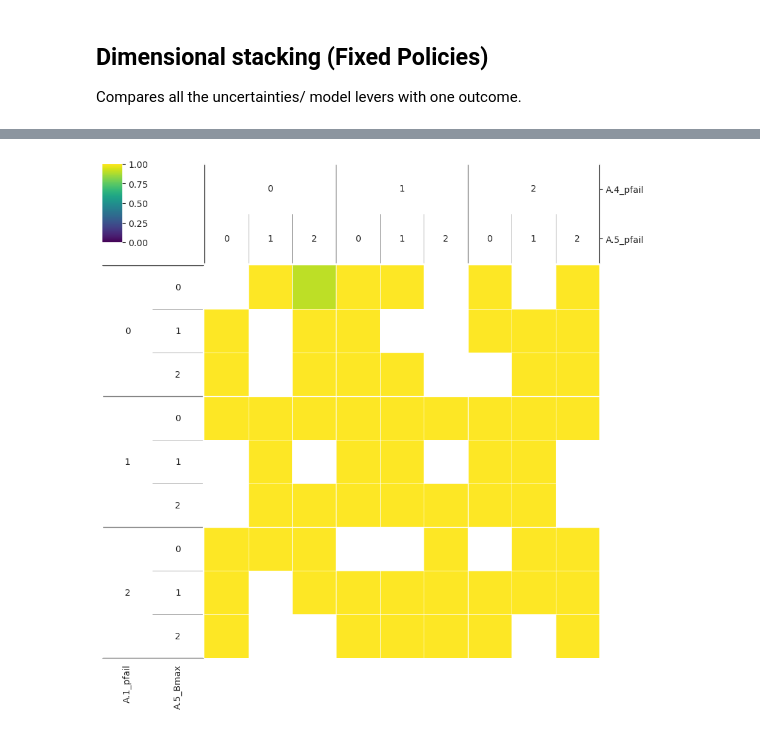
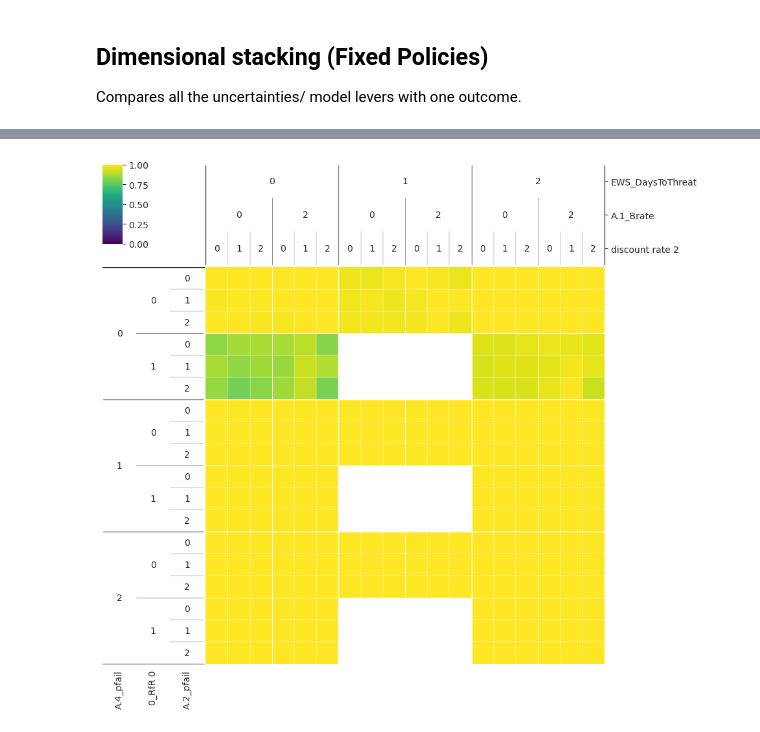
Before and after one commit to ghsher/epa1361_group15, a Jupyter notebook: final assignment/Dimensional_stacking.ipynb, the cells around one changed output, grey strips where cells are left out. Saved outputs shown, nothing was run; the diff lists cells and outputs as text; code cells hidden in the pictures.

```diff
--- a/final assignment/Dimensional_stacking.ipynb
+++ b/final assignment/Dimensional_stacking.ipynb
@@ -9,7 +9,7 @@ import networkx as nx
 from datetime import datetime
 from ema_workbench import load_results
 # %%
-experiment_datetime = "20230613T1415" ## change these 2 lines based on filename you want to read in
+experiment_datetime = "20230614T1806" ## change these 2 lines based on filename you want to read in
 experiment_type = "generate_all" ## "fixed_policies" or "generate_all"
 if experiment_type == "fixed_policies":
     results = load_results('./output/' + experiment_datetime + '_results__policies_fixed__scenarios_generated')
@@ -92,9 +181,9 @@ plt.show()
 # %%
 from ema_workbench.analysis import dimensional_stacking
 
 x = experiments
-y = outcomes["A.4 Expected Number of Deaths"] < 0.02
-dimensional_stacking.create_pivot_plot(x, y,2 , nbins=3)
+y = outcomes["A.4 Expected Number of Deaths"] < 0.002
+dimensional_stacking.create_pivot_plot(x, y,3 , nbins=3)
 plt.show()
 # %% [output]
-[figure, old version]
+[figure, new version]
```
Also changed, not shown: parts of 18 cells of this notebook, 1 other file.
